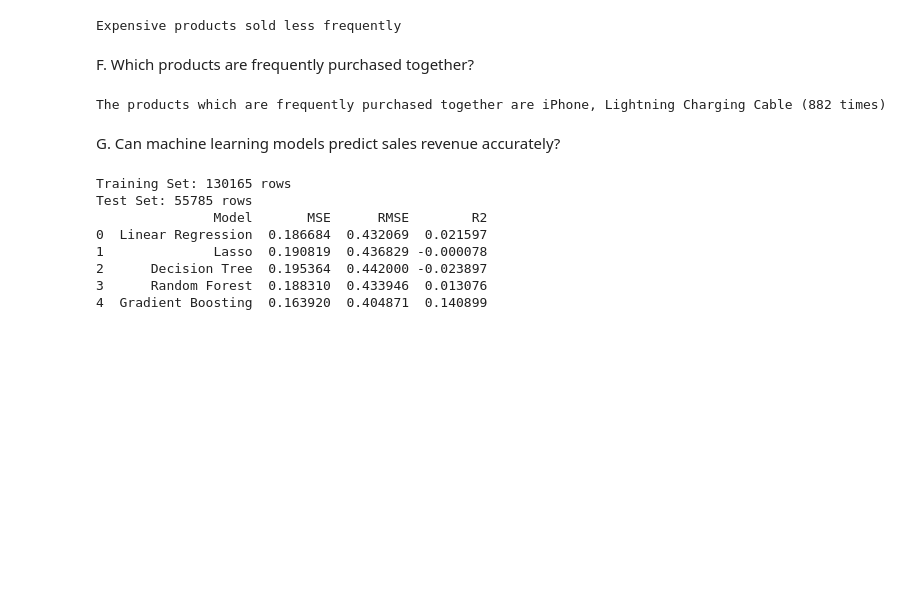
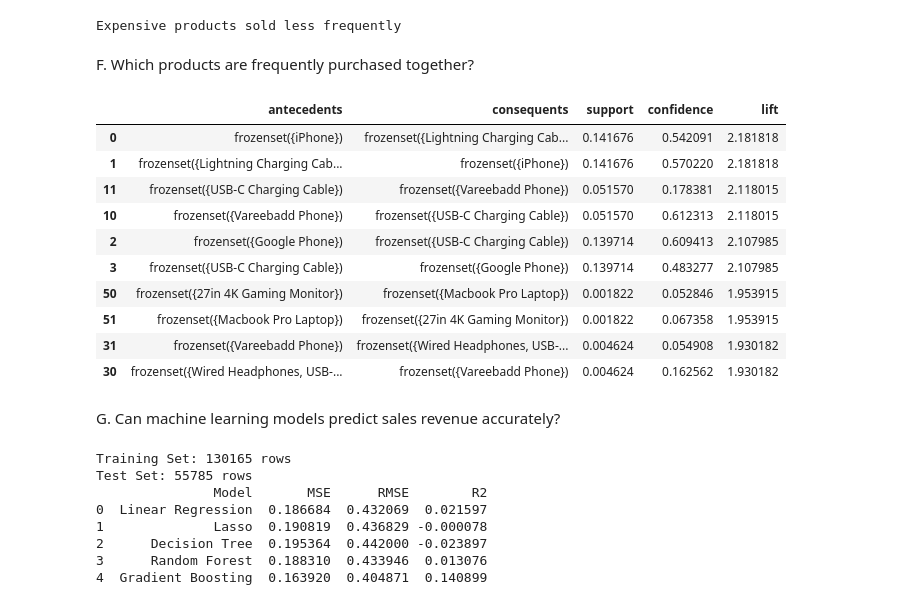
Before and after one commit to mei0912/2026-Phase-2-Data-Science-Mai-Pham, a Jupyter notebook: data-science/3. Data Analysis Project/part3_submission.ipynb, the cells around one changed output. Cells and saved outputs as stored; diff of their text form; code cells hidden in the pictures; blank space fills up the shorter version.

```diff
--- a/data-science/3. Data Analysis Project/part3_submission.ipynb
+++ b/data-science/3. Data Analysis Project/part3_submission.ipynb
@@ -172,13 +172,37 @@ Expensive products sold less frequently
 # %% [markdown]
 F. Which products are frequently purchased together?
 # %%
-order_df = products_per_order = transaction_df.groupby("Order ID")["Product"].apply(list).reset_index(name="Items")
-more_than_2 = order_df[order_df["Items"].apply(len) >= 2]
-items_together = more_than_2["Items"].value_counts().reset_index(name="Frequency")
-items = ", ".join(items_together["Items"][0])
-print("The products which are frequently purchased together are", items, f"({items_together["Frequency"][0]} times)")
+from mlxtend.preprocessing import TransactionEncoder
+from mlxtend.frequent_patterns import apriori
+from mlxtend.frequent_patterns import association_rules
+
+order_df = transaction_df.groupby("Order ID")["Product"].apply(list).reset_index(name="Items")
+more_than_1 = order_df[order_df["Items"].apply(len) >= 2]
+
+transaction_encoder = TransactionEncoder()
+transaction_encoder_array = transaction_encoder.fit_transform(more_than_1["Items"])
+items_together_df = pd.DataFrame(transaction_encoder_array, columns=transaction_encoder.columns_)
+
+frequent_itemsets = apriori(items_together_df, min_support=0.001, use_colnames=True)
+frequent_itemsets.sort_values("support", ascending=False, inplace=True)
+frequent_itemsets
+#print("Total Frequent Itemsets:", frequent_itemsets.shape[0])
+
+rules = association_rules(frequent_itemsets, metric="lift", min_threshold=1)
+rules.sort_values(by="lift", ascending=False, inplace=True)
+rules[['antecedents', 'consequents', 'support', 'confidence', 'lift']].head(10)
 # %% [output]
-The products which are frequently purchased together are iPhone, Lightning Charging Cable (882 times)
+|  | antecedents | consequents | support | confidence | lift |
+| 0 | frozenset({iPhone}) | frozenset({Lightning Charging Cab... | 0.141676 | 0.542091 | 2.181818 |
+| 1 | frozenset({Lightning Charging Cab... | frozenset({iPhone}) | 0.141676 | 0.570220 | 2.181818 |
+| 11 | frozenset({USB-C Charging Cable}) | frozenset({Vareebadd Phone}) | 0.051570 | 0.178381 | 2.118015 |
+| 10 | frozenset({Vareebadd Phone}) | frozenset({USB-C Charging Cable}) | 0.051570 | 0.612313 | 2.118015 |
+| 2 | frozenset({Google Phone}) | frozenset({USB-C Charging Cable}) | 0.139714 | 0.609413 | 2.107985 |
+| 3 | frozenset({USB-C Charging Cable}) | frozenset({Google Phone}) | 0.139714 | 0.483277 | 2.107985 |
+| 50 | frozenset({27in 4K Gaming Monitor}) | frozenset({Macbook Pro Laptop}) | 0.001822 | 0.052846 | 1.953915 |
+| 51 | frozenset({Macbook Pro Laptop}) | frozenset({27in 4K Gaming Monitor}) | 0.001822 | 0.067358 | 1.953915 |
+| 31 | frozenset({Vareebadd Phone}) | frozenset({Wired Headphones, USB-... | 0.004624 | 0.054908 | 1.930182 |
+| 30 | frozenset({Wired Headphones, USB-... | frozenset({Vareebadd Phone}) | 0.004624 | 0.162562 | 1.930182 |
 # %% [markdown]
 G. Can machine learning models predict sales revenue accurately?
 # %%
```
Also changed, not shown: parts of 3 cells of this notebook.
